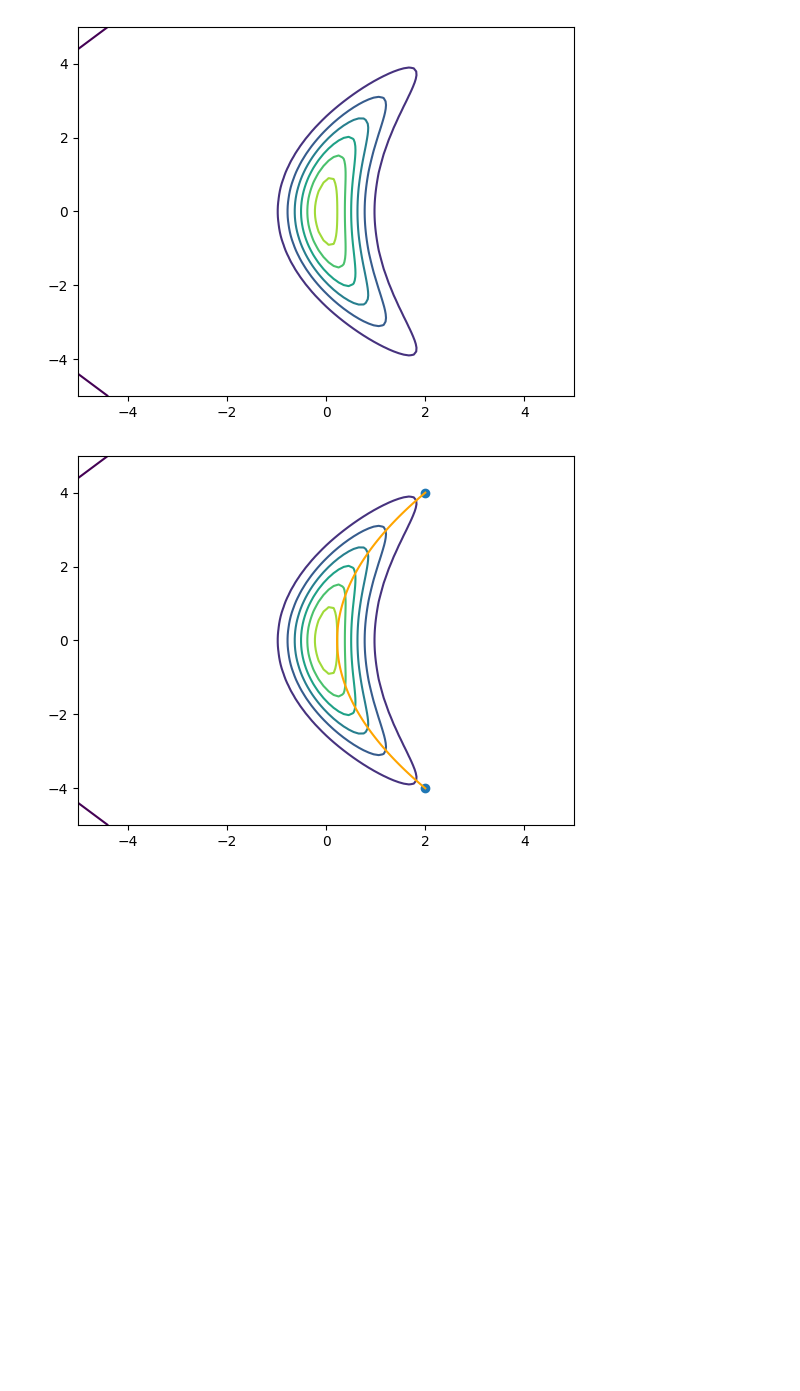
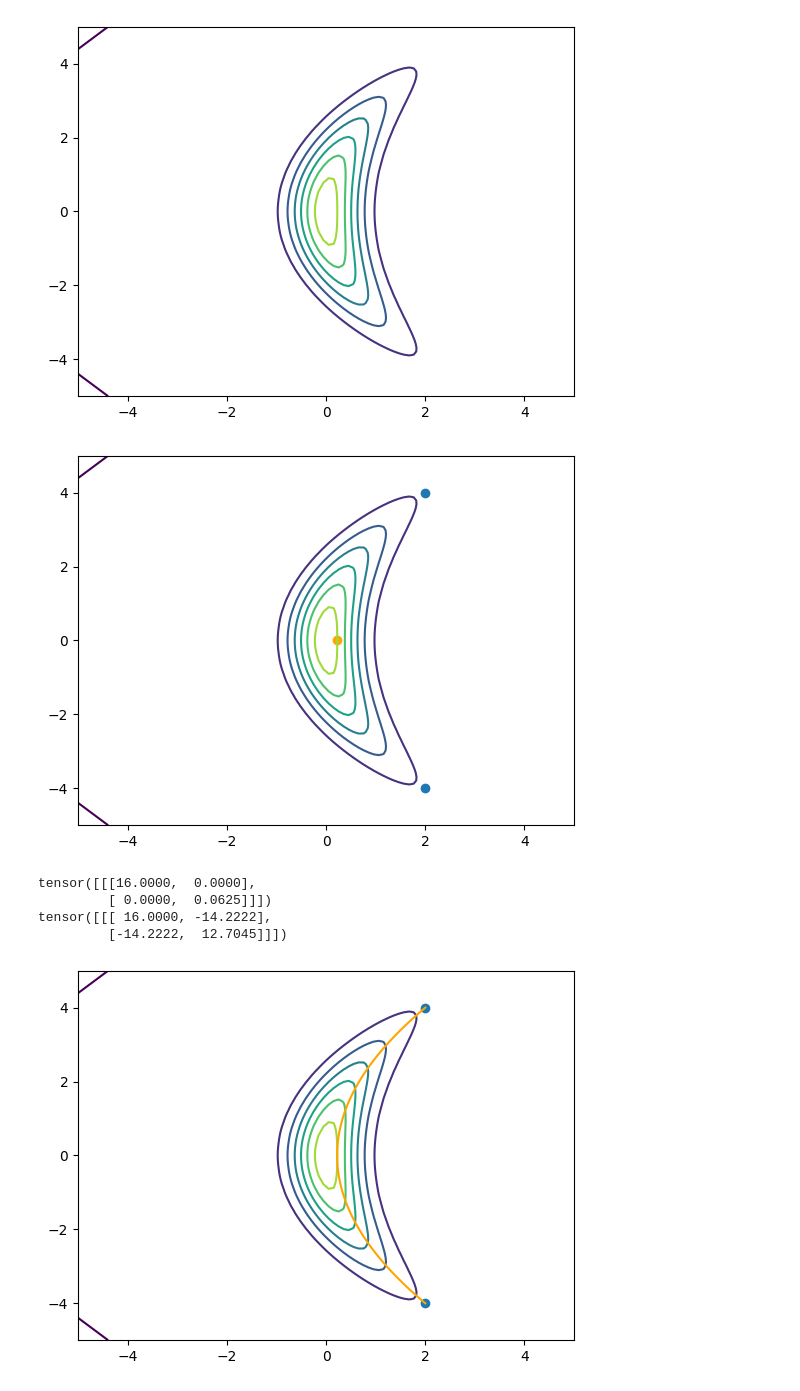
Before and after one commit to GBATZOLIS/Score-Based-Pullback-Riemannian-Geometry, a Jupyter notebook: quadratic_banana.ipynb, the cells around one changed output. Saved outputs shown, nothing was run; the diff lists cells and outputs as text; code cells hidden in the pictures; blank space fills up the shorter version.

Commit message:
debugged inner product and barycentre

```diff
--- a/quadratic_banana.ipynb
+++ b/quadratic_banana.ipynb
@@ -6,16 +6,16 @@ from src.manifolds.deformed_gaussian_pullback_manifold.quadratic_banana_pullback
 # %%
 banana_manifold = QuadraticBananaPullbackManifold()
 
-x = torch.linspace(-5.0, 5.0, 100)
-y = torch.linspace(-5.0, 5.0, 100)
-X, Y = torch.meshgrid(x, y)
+xx = torch.linspace(-5.0, 5.0, 100)
+yy = torch.linspace(-5.0, 5.0, 100)
+x_grid, y_grid = torch.meshgrid(xx, yy)
 
-XY = torch.zeros((*X.shape,2))
-XY[:,:,0] = X
-XY[:,:,1] = Y
+xy_grid = torch.zeros((*x_grid.shape,2))
+xy_grid[:,:,0] = x_grid
+xy_grid[:,:,1] = y_grid
 
-density_banana = torch.exp(banana_manifold.dg.log_density(XY.reshape(-1,2)).reshape(X.shape))
-plt.contour(X, Y, density_banana)
+density_banana = torch.exp(banana_manifold.dg.log_density(xy_grid.reshape(-1,2)).reshape(x_grid.shape))
+plt.contour(x_grid, y_grid, density_banana)
 plt.show()
 # %% [output]
 [figure]
@@ -26,3 +26,32 @@ plt.show()
+# %%
+# test barycentre
+x=torch.zeros((2,2))
+x[0] = x0
+x[1] = x1
+
+barycentre = banana_manifold.barycentre(x)
+
+plt.contour(x_grid, y_grid, density_banana)
+plt.scatter(torch.tensor([x0[0], x1[0]]), torch.tensor([x0[1], x1[1]]))
+plt.scatter(barycentre[0], barycentre[1], color="orange")
+plt.savefig("results/quadratic_banana/barycentre.eps")
+plt.show()
+# %% [output]
+[figure, added]
+# %%
+# test inner # TODO debug
+X = torch.eye(2)
+
+inner_0 = banana_manifold.inner(torch.zeros(2)[None], X[None], X[None])
+inner_x0 = banana_manifold.inner(x0[None], X[None], X[None])
+
+print(inner_0)
+print(inner_x0)
+# %% [output]
+tensor([[[16.0000,  0.0000],
+         [ 0.0000,  0.0625]]])
+tensor([[[ 16.0000, -14.2222],
+         [-14.2222,  12.7045]]])
 # %%
 # test interpolation
 t = torch.linspace(0.,1.,100)
```
Also changed, not shown: parts of 7 cells of this notebook, 5 other files.
